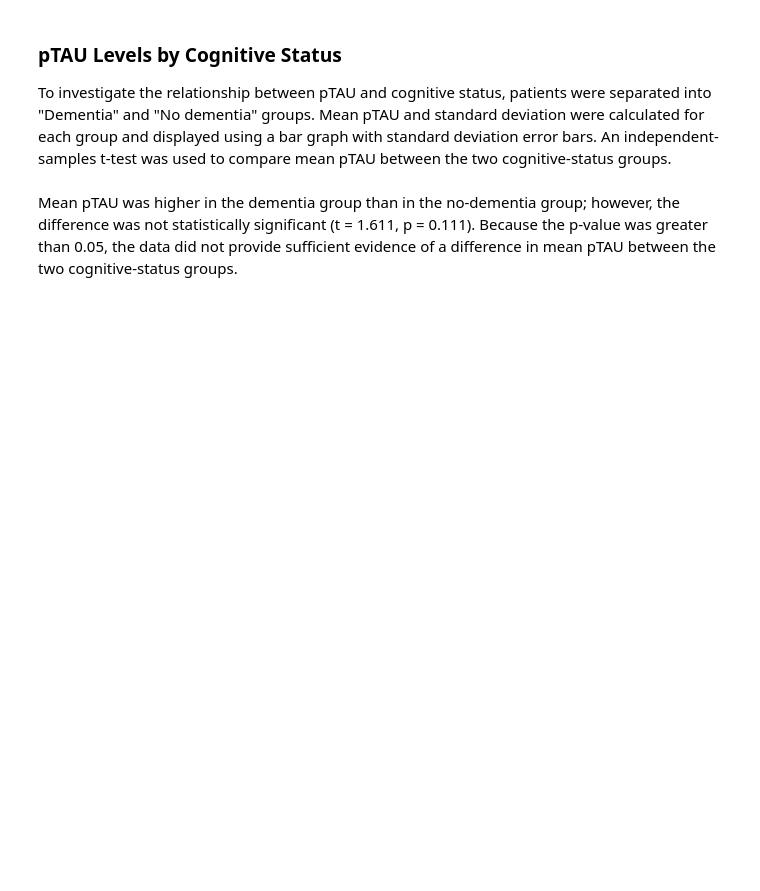
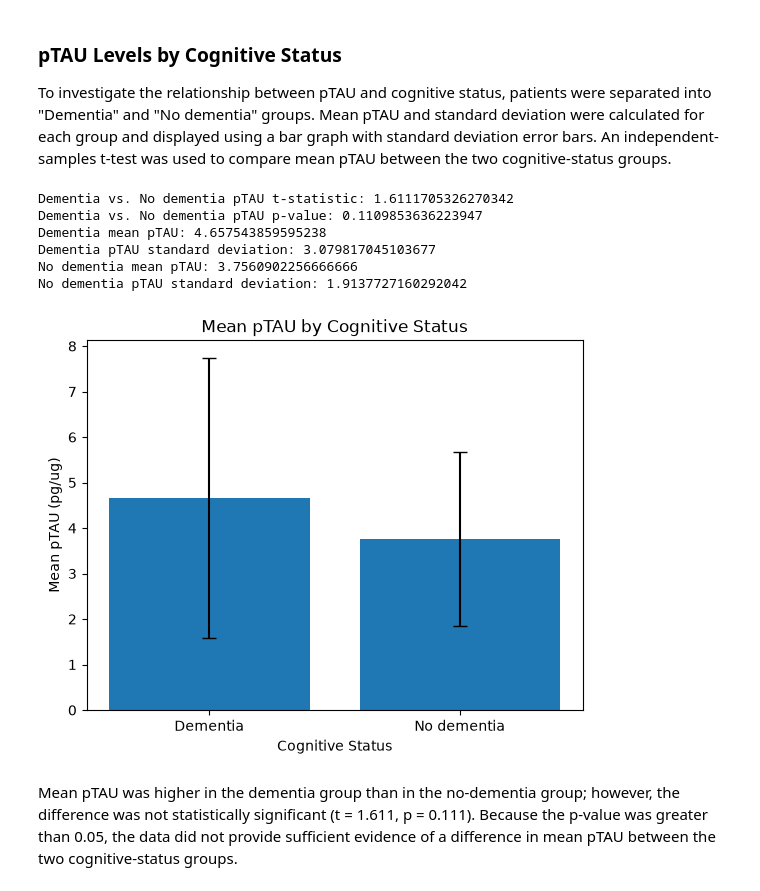
Before and after one commit to privi-alt/BME2315_Module1, a Jupyter notebook: Module 1 Template.ipynb, the cells around one changed output. Cells and saved outputs as stored; diff of their text form; code cells hidden in the pictures; blank space fills up the shorter version.

```diff
--- a/Module 1 Template.ipynb
+++ b/Module 1 Template.ipynb
@@ -180,39 +286,65 @@ The regression had a slope of -0.039 pg/µg per year, indicating a small negativ
 
 To investigate the relationship between pTAU and cognitive status, patients were separated into "Dementia" and "No dementia" groups. Mean pTAU and standard deviation were calculated for each group and displayed using a bar graph with standard deviation error bars. An independent-samples t-test was used to compare mean pTAU between the two cognitive-status groups.
 # %%
-# Filter patients by cognitive status
-dementia = Patient.filter("any", "Dementia")
-no_dementia = Patient.filter("any", "No dementia")
+# Filter all patients based only on cognitive status
+# We use list comprehensions here because Patient.filter()
+# requires both sex and cognitive status to match exactly.
+
+# Get all patients with dementia
+dementia = [
+    patient for patient in Patient.all_patients
+    if patient.cognitive_status == "Dementia"
+]
+
+# Get all patients without dementia
+no_dementia = [
+    patient for patient in Patient.all_patients
+    if patient.cognitive_status == "No dementia"
+]
 
 # Get pTAU values for each cognitive status group
 dementia_ptau = [patient.ptau for patient in dementia]
 no_dementia_ptau = [patient.ptau for patient in no_dementia]
 
 # Compare groups using an independent t-test
 t_statistic, p_value = stats.ttest_ind(dementia_ptau, no_dementia_ptau)
 
 print("Dementia vs. No dementia pTAU t-statistic:", t_statistic)
 print("Dementia vs. No dementia pTAU p-value:", p_value)
 
 # Calculate mean and standard deviation of pTAU for each group
 dementia_mean = statistics.mean(dementia_ptau)
 no_dementia_mean = statistics.mean(no_dementia_ptau)
 
 dementia_sd = statistics.stdev(dementia_ptau)
 no_dementia_sd = statistics.stdev(no_dementia_ptau)
 
+# Print descriptive statistics for each cognitive-status group
+print("Dementia mean pTAU:", dementia_mean)
+print("Dementia pTAU standard deviation:", dementia_sd)
+print("No dementia mean pTAU:", no_dementia_mean)
+print("No dementia pTAU standard deviation:", no_dementia_sd)
+
 # Create bar graph
 groups = ["Dementia", "No dementia"]
 means = [dementia_mean, no_dementia_mean]
 standard_deviations = [dementia_sd, no_dementia_sd]
 
 plt.figure()
 plt.bar(groups, means, yerr=standard_deviations, capsize=5)
 
 plt.xlabel("Cognitive Status")
 plt.ylabel("Mean pTAU (pg/ug)")
 plt.title("Mean pTAU by Cognitive Status")
 
 plt.show()
+# %% [output]
+Dementia vs. No dementia pTAU t-statistic: 1.6111705326270342
+Dementia vs. No dementia pTAU p-value: 0.1109853636223947
+Dementia mean pTAU: 4.657543859595238
+Dementia pTAU standard deviation: 3.079817045103677
+No dementia mean pTAU: 3.7560902256666666
+No dementia pTAU standard deviation: 1.9137727160292042
+[figure, added]
 # %% [markdown]
 Mean pTAU was higher in the dementia group than in the no-dementia group; however, the difference was not statistically significant (t = 1.611, p = 0.111). Because the p-value was greater than 0.05, the data did not provide sufficient evidence of a difference in mean pTAU between the two cognitive-status groups.
```
Also changed, not shown: parts of 12 cells of this notebook.
